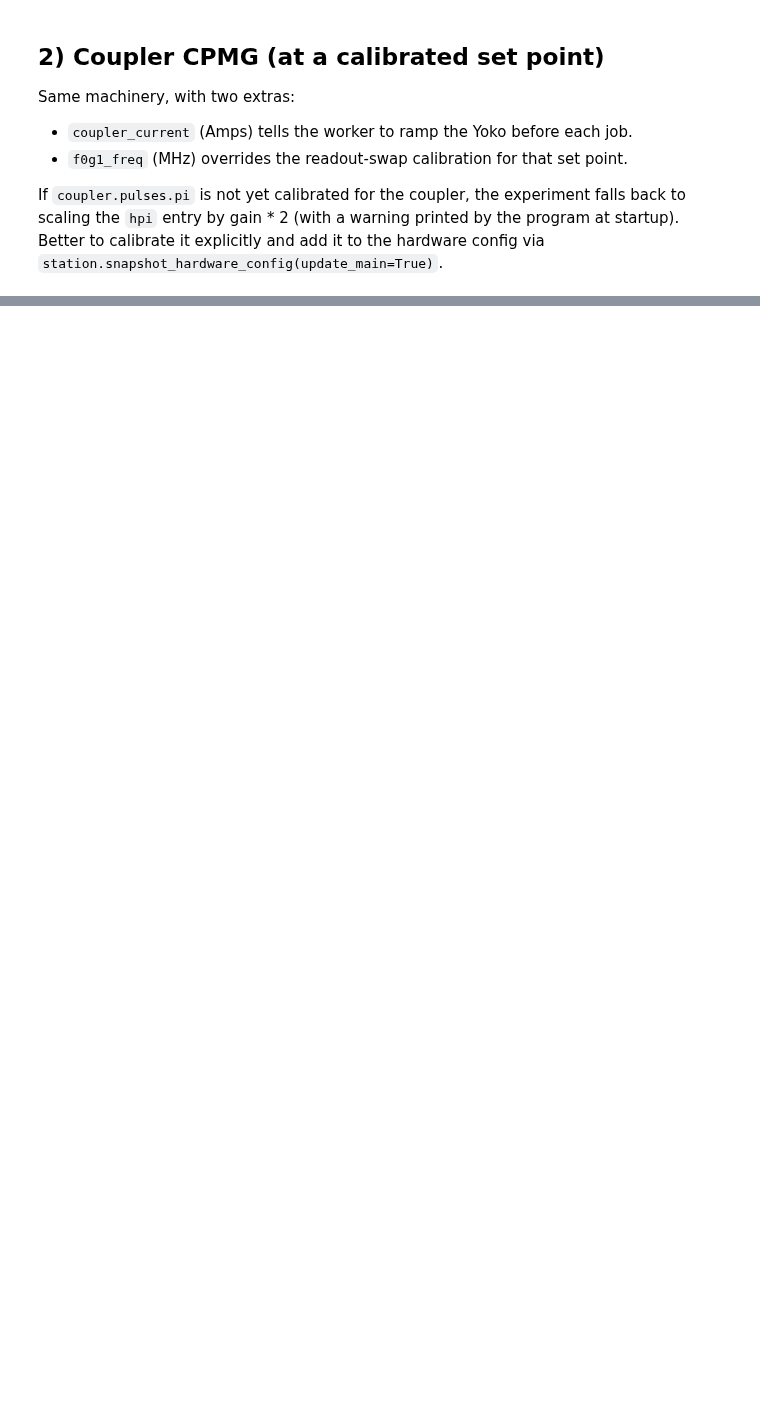
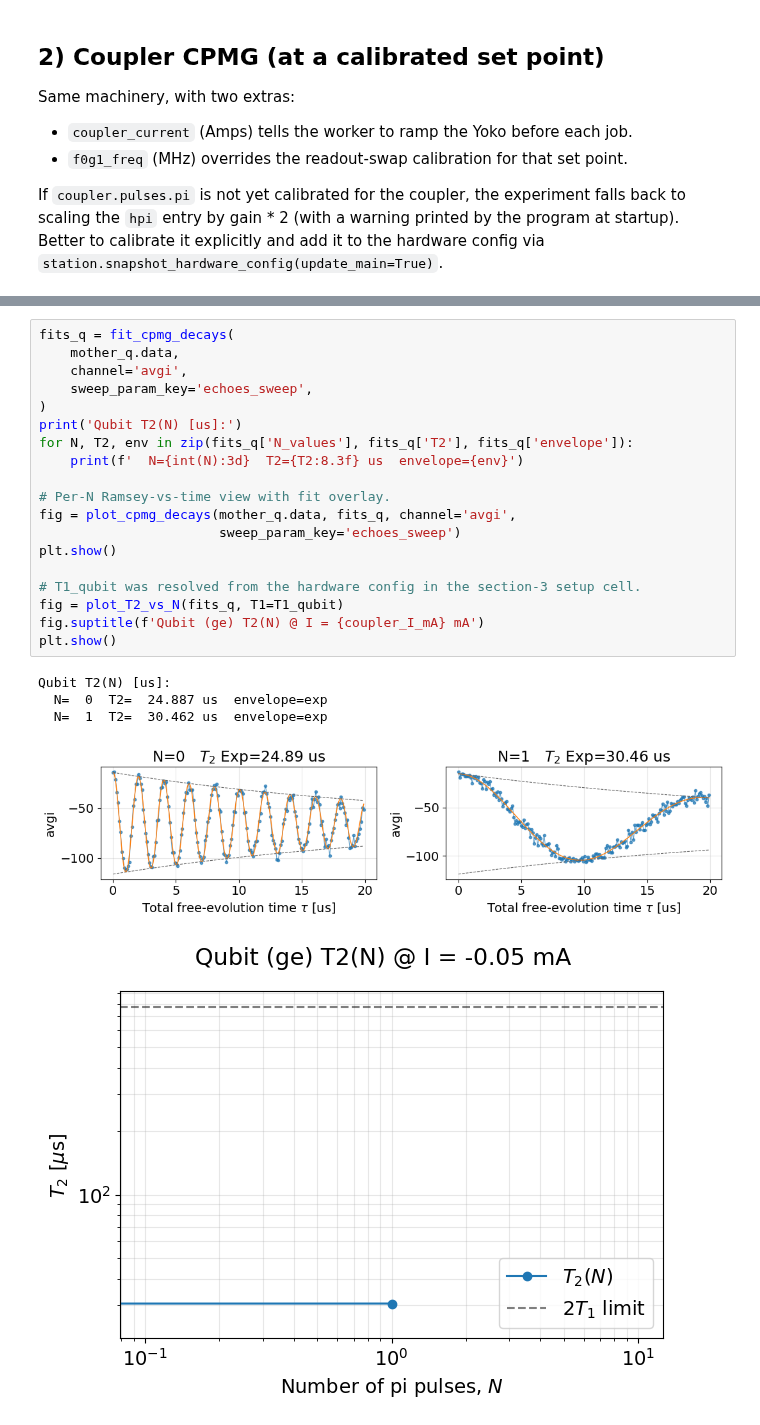
Before and after one commit to SchusterLab/multimode_expts, a Jupyter notebook: measurement_notebooks/QEC/cpmg_noise_spectroscopy.ipynb, the cells around one changed output, grey strips where cells are left out. Drawn from its saved outputs; the diff is of its cells as text; blank space fills up the shorter version.

```diff
--- a/measurement_notebooks/QEC/cpmg_noise_spectroscopy.ipynb
+++ b/measurement_notebooks/QEC/cpmg_noise_spectroscopy.ipynb
@@ -739,0 +782,25 @@ for I_mA in [0.25, 0.30, 0.35]:
+# %%
+fits_q = fit_cpmg_decays(
+    mother_q.data,
+    channel='avgi',
+    sweep_param_key='echoes_sweep',
+)
+print('Qubit T2(N) [us]:')
+for N, T2, env in zip(fits_q['N_values'], fits_q['T2'], fits_q['envelope']):
+    print(f'  N={int(N):3d}  T2={T2:8.3f} us  envelope={env}')
+
+# Per-N Ramsey-vs-time view with fit overlay.
+fig = plot_cpmg_decays(mother_q.data, fits_q, channel='avgi',
+                       sweep_param_key='echoes_sweep')
+plt.show()
+
+# T1_qubit was resolved from the hardware config in the section-3 setup cell.
+fig = plot_T2_vs_N(fits_q, T1=T1_qubit)
+fig.suptitle(f'Qubit (ge) T2(N) @ I = {coupler_I_mA} mA')
+plt.show()
+# %% [output]
+Qubit T2(N) [us]:
+  N=  0  T2=  24.887 us  envelope=exp
+  N=  1  T2=  30.462 us  envelope=exp
+[figure, added]
+[figure, added]
```
Also changed, not shown: parts of 16 cells of this notebook, 2 other files.
